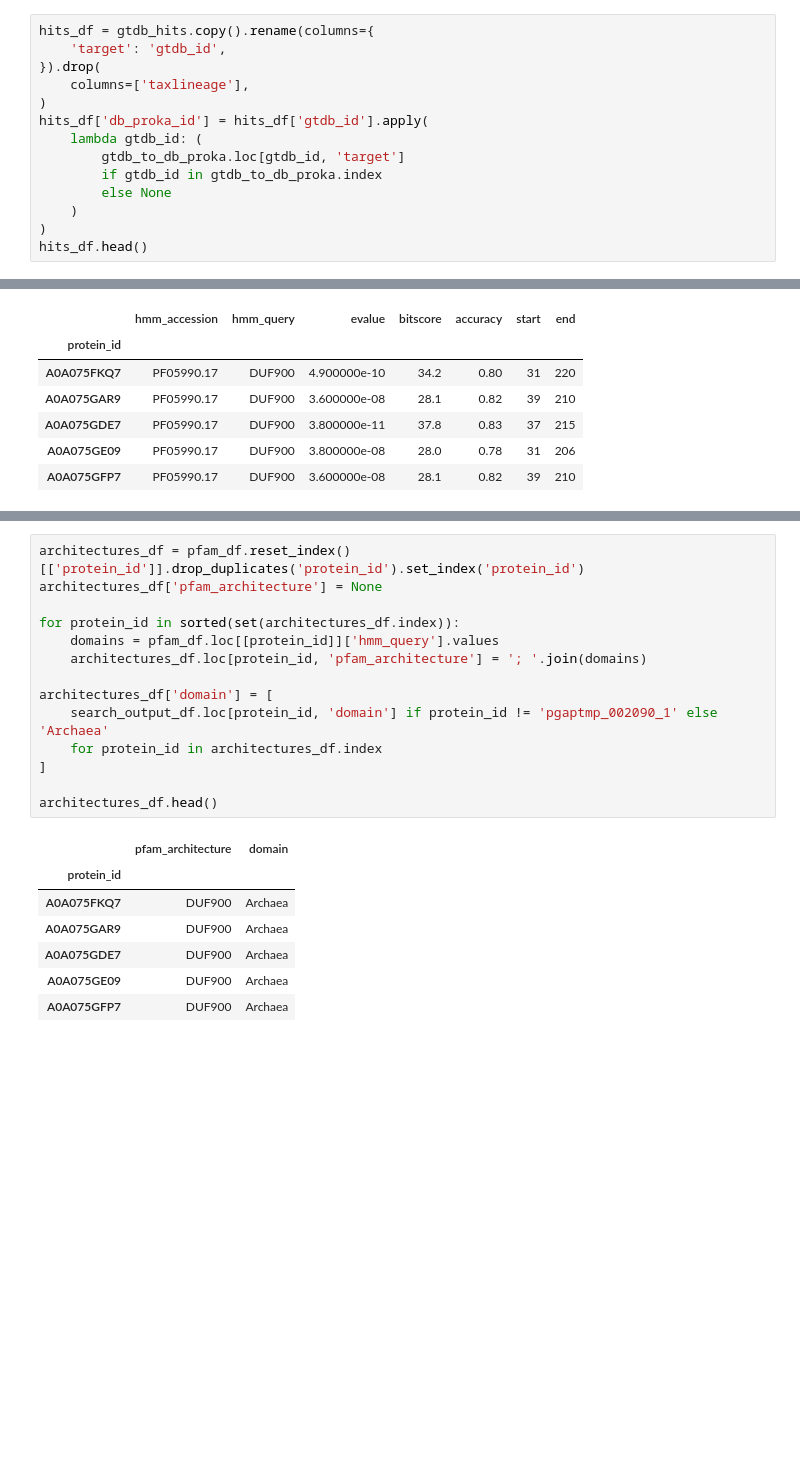
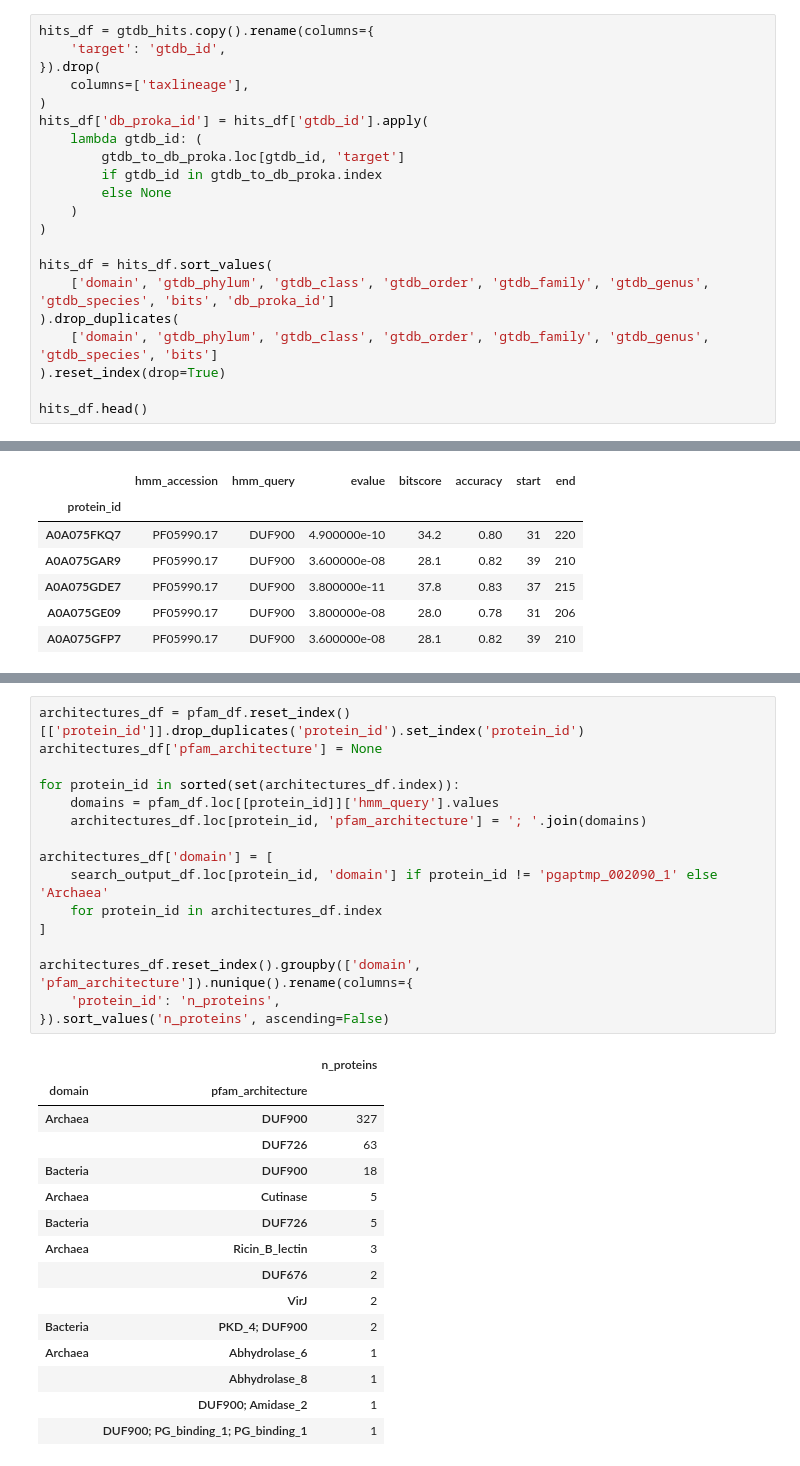
Before and after one commit to Chahrazadt87/AvB, a Jupyter notebook: notebook/homology_search.ipynb, the cells around one changed output, grey strips where cells are left out. Saved outputs shown, nothing was run; the diff lists cells and outputs as text; blank space fills up the shorter version.

Commit message:
Hydrolase search: remove duplicated entries

```diff
--- a/notebook/homology_search.ipynb
+++ b/notebook/homology_search.ipynb
@@ -179,6 +179,13 @@ hits_df['db_proka_id'] = hits_df['gtdb_id'].apply(
         else None
     )
 )
+
+hits_df = hits_df.sort_values(
+    ['domain', 'gtdb_phylum', 'gtdb_class', 'gtdb_order', 'gtdb_family', 'gtdb_genus', 'gtdb_species', 'bits', 'db_proka_id']
+).drop_duplicates(
+    ['domain', 'gtdb_phylum', 'gtdb_class', 'gtdb_order', 'gtdb_family', 'gtdb_genus', 'gtdb_species', 'bits']
+).reset_index(drop=True)
+
 hits_df.head()
 # %% [output]
 |  | query | gtdb_id | evalue | bits | tstart | tend | domain | gtdb_phylum | gtdb_class | gtdb_order | ... |
@@ -618,22 +625,32 @@ top_pfam_domains
 # %%
 architectures_df = pfam_df.reset_index()[['protein_id']].drop_duplicates('protein_id').set_index('protein_id')
 architectures_df['pfam_architecture'] = None
 
 for protein_id in sorted(set(architectures_df.index)):
     domains = pfam_df.loc[[protein_id]]['hmm_query'].values
     architectures_df.loc[protein_id, 'pfam_architecture'] = '; '.join(domains)
 
 architectures_df['domain'] = [
     search_output_df.loc[protein_id, 'domain'] if protein_id != 'pgaptmp_002090_1' else 'Archaea'
     for protein_id in architectures_df.index
 ]
 
-architectures_df.head()
+architectures_df.reset_index().groupby(['domain', 'pfam_architecture']).nunique().rename(columns={
+    'protein_id': 'n_proteins',
+}).sort_values('n_proteins', ascending=False)
 # %% [output]
-|  | pfam_architecture | domain |
-| protein_id |  |  |
-| A0A075FKQ7 | DUF900 | Archaea |
-| A0A075GAR9 | DUF900 | Archaea |
-| A0A075GDE7 | DUF900 | Archaea |
-| A0A075GE09 | DUF900 | Archaea |
-| A0A075GFP7 | DUF900 | Archaea |
+|  |  | n_proteins |
+| domain | pfam_architecture |  |
+| Archaea | DUF900 | 327 |
+|  | DUF726 | 63 |
+| Bacteria | DUF900 | 18 |
+| Archaea | Cutinase | 5 |
+| Bacteria | DUF726 | 5 |
+| Archaea | Ricin_B_lectin | 3 |
+|  | DUF676 | 2 |
+|  | VirJ | 2 |
+| Bacteria | PKD_4; DUF900 | 2 |
+| Archaea | Abhydrolase_6 | 1 |
+|  | Abhydrolase_8 | 1 |
+|  | DUF900; Amidase_2 | 1 |
+|  | DUF900; PG_binding_1; PG_binding_1 | 1 |
```
Also changed, not shown: parts of 6 cells of this notebook, 4 other files.
